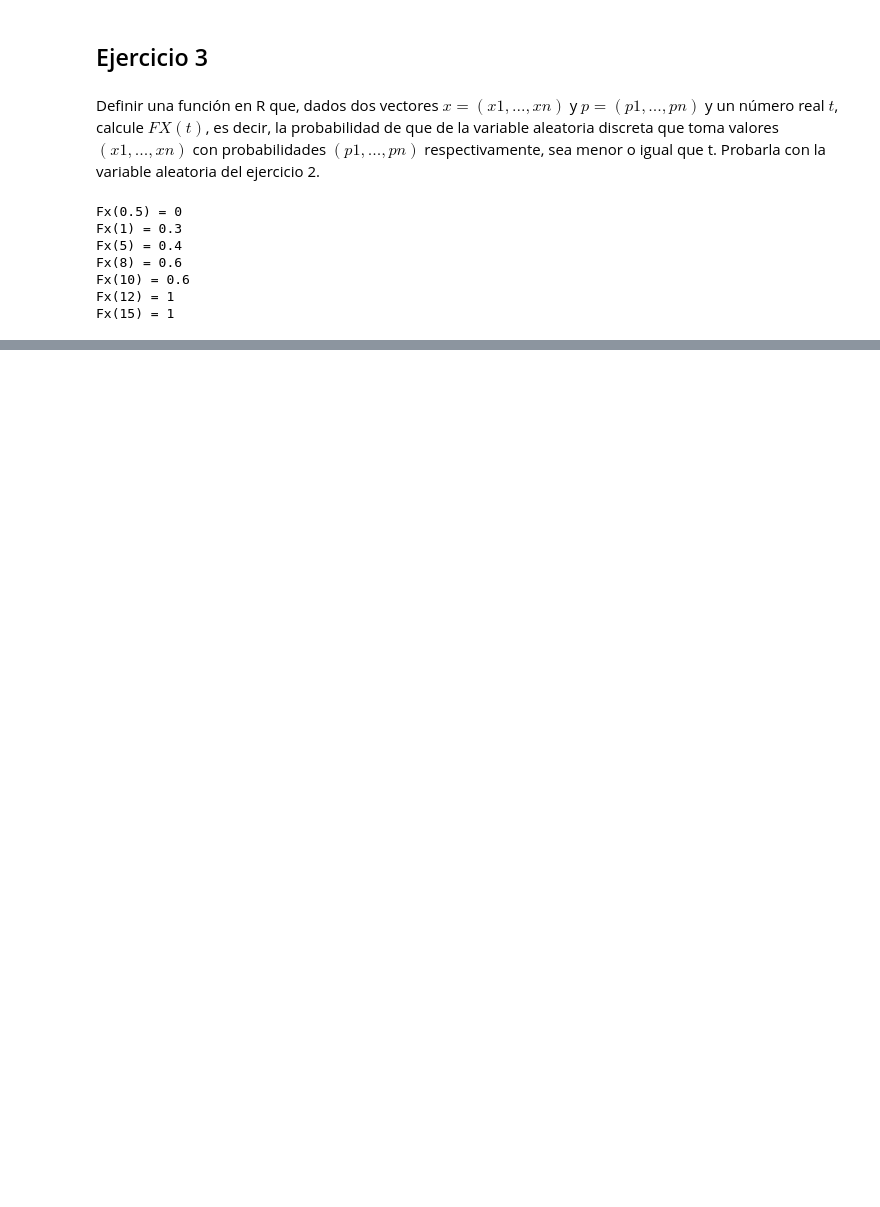
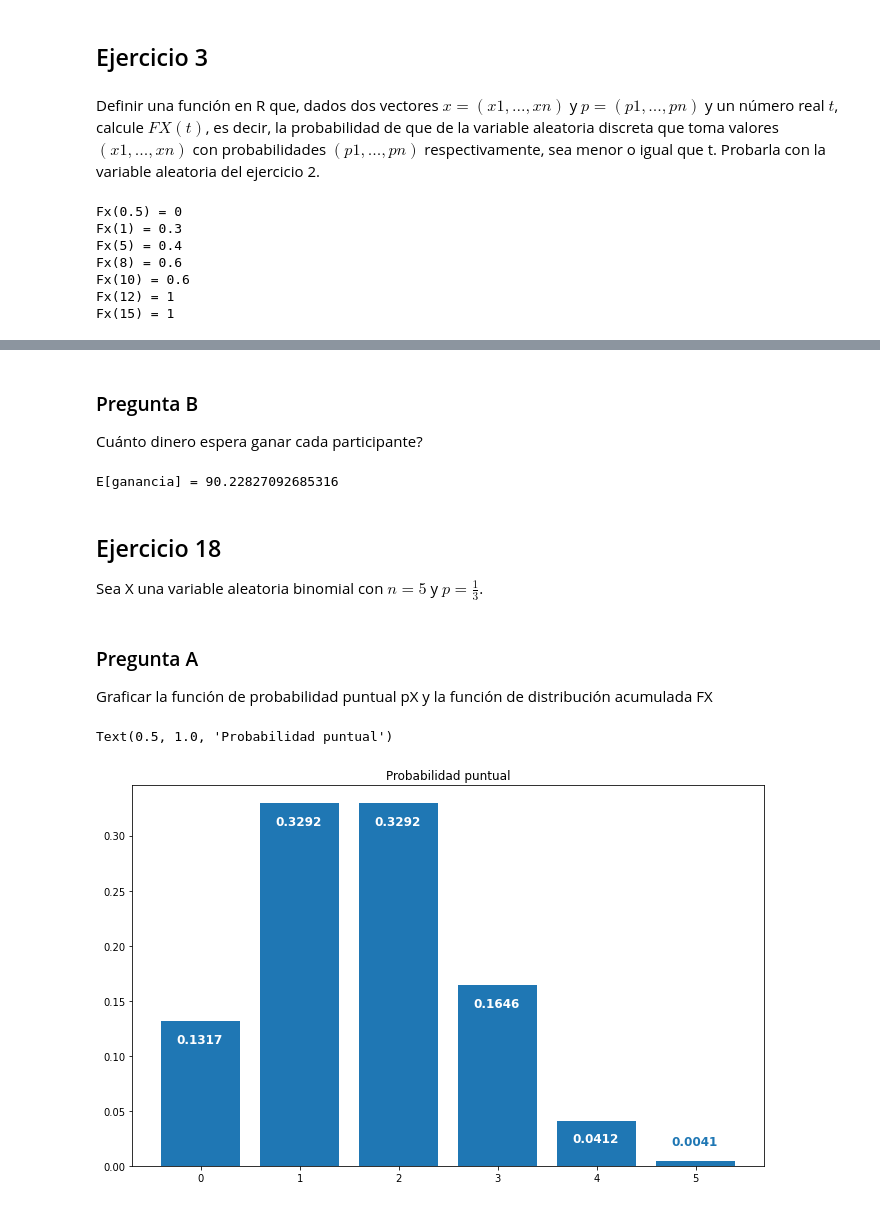
Before and after one commit to yagopajarino/uba-probayestadistica, a Jupyter notebook: Práctica 2.ipynb, the cells around one changed output, grey strips where cells are left out. Saved outputs shown, nothing was run; the diff lists cells and outputs as text; code cells hidden in the pictures; blank space fills up the shorter version.

```diff
--- a/Práctica 2.ipynb
+++ b/Práctica 2.ipynb
@@ -134,0 +582,12 @@ Fx(15) = 1
+# %%
+# Luego la distribución de ganancia quedaría
+dist = {}
+print("Distribución de probabilidad de ganancia")
+print("----------------------------------------")
+for x in range(6):
+    p = va.pmf(x)
+    v = -100+50*x
+    print("{} = {}".format(v,p))
+    dist[v] = p
+print("200 = {}".format(P6))
+dist[200] = P6
@@ -134,0 +604,31 @@ Fx(15) = 1
+# %% [markdown]
+### Pregunta B
+
+Cuánto dinero espera ganar cada participante?
+# %%
+res = sum(k * dist[k] for k in dist.keys())
+print("E[ganancia] = {}".format(res))
+# %% [output]
+E[ganancia] = 90.22827092685316
+# %% [markdown]
+## Ejercicio 18
+
+Sea X una variable aleatoria binomial con $n = 5$ y $p = \frac{1}{3}$.
+# %% [markdown]
+### Pregunta A
+
+Graficar la función de probabilidad puntual pX y la función de distribución acumulada FX
+# %%
+va = scipy.stats.binom(5,1/3)
+fig, ax = plt.subplots(figsize=(11.32,7))
+for x in range(5):
+    value = va.pmf(x)
+    ax.bar(x, value,color="#1f77b4")
+    ax.text(x-0.25, value - 0.02, str(round(value,4)),color="White",fontsize=12,fontweight=900)
+
+ax.bar(5, va.pmf(5),color="#1f77b4")
+ax.text(5-0.25, va.pmf(5) + 0.015, str(round(va.pmf(5),4)),color="#1f77b4",fontsize=12,fontweight=900)
+ax.set_title("Probabilidad puntual")
+# %% [output]
+Text(0.5, 1.0, 'Probabilidad puntual')
+[figure, added]
```
Also changed, not shown: parts of 120 cells of this notebook.
